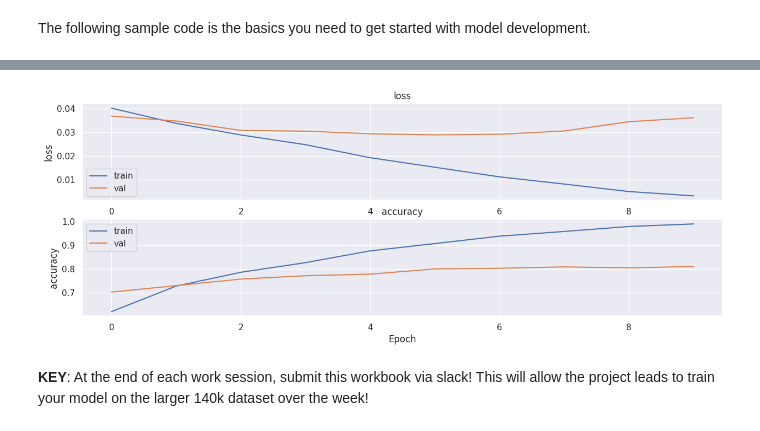
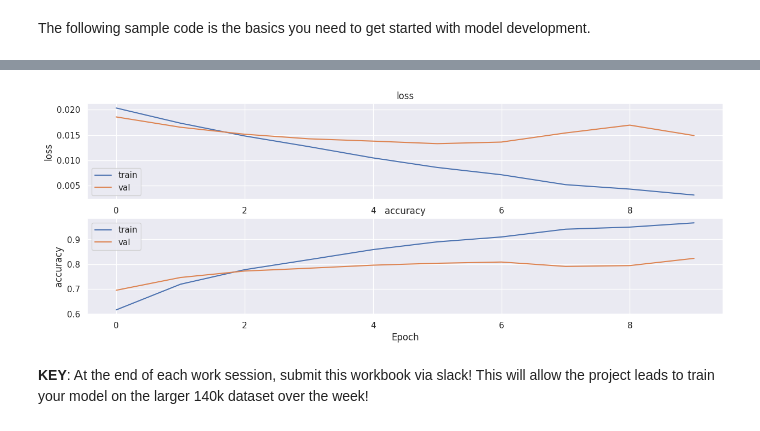
Before and after one commit to MichiganDataScienceTeam/W24-RvF, a Jupyter notebook: submission/workbook.ipynb, the cells around one changed output, grey strips where cells are left out. Drawn from its saved outputs; the diff is of its cells as text; code cells hidden in the pictures.

```diff
--- a/submission/workbook.ipynb
+++ b/submission/workbook.ipynb
@@ -113,14 +111,14 @@ class Model(torch.nn.Module):
       self.batchnorm = torch.nn.BatchNorm2d(num_features = 4)
       self.padding = torch.nn.ZeroPad2d(padding = 2)
       self.conv1 = torch.nn.Conv2d(in_channels = 4, out_channels = 16, kernel_size = 3, stride = 1)
-      self.dropout = torch.nn.Dropout(p = 0.10)
+      self.dropout = torch.nn.Dropout(p = 0.50)
       self.conv2 = torch.nn.Conv2d(in_channels = 16, out_channels = 64, kernel_size = 3, stride = 1)
       self.conv3 = torch.nn.Conv2d(in_channels = 64, out_channels = 256, kernel_size = 3, stride = 1)
       self.pool = torch.nn.MaxPool2d(kernel_size = 2, stride = 2)
       self.relu = torch.nn.ReLU()
       self.flatten = torch.nn.Flatten()
-      self.fc1 = torch.nn.Linear(278784, 10)
-      self.fc2 = torch.nn.Linear(10, 1)
+      self.fc1 = torch.nn.Linear(278784, 1000)
+      self.fc2 = torch.nn.Linear(1000, 1)
       self.sigmoid = torch.nn.Sigmoid()
 
     def forward(self, x):
@@ -146,12 +144,13 @@ class Model(torch.nn.Module):
       flat = self.flatten(p3)
       d1 = self.dropout(flat)
       z1 = self.fc1(d1)
-      d2 = self.dropout(z1)
+      h4 = self.relu(z1)
+      d2 = self.dropout(h4)
       z2 = self.fc2(d2)
 
       return self.sigmoid(z2).squeeze(1)
 # %%
-train_loader, val_loader = get_loaders(batch_size = 16, preprocessor = preprocess, data_directory = "data/rvf10k")
+train_loader, val_loader = get_loaders(preprocessor = preprocess, data_directory = "data/rvf10k")
 
 model = Model()
 optimizer = torch.optim.Adam(model.parameters(), lr = 5e-5) # TODO: Change the optimizer to explore different options
@@ -161,5 +160,5 @@ history = train_model(model, criterion, optimizer, train_loader, val_loader)
 plot_performance(history)
 
 # Load the model from the training run
-load_model(model, "checkpoints", 9) # change epoch from 0 to something else
+load_model(model, "checkpoints", 4) # change epoch from 0 to something else
 # %% [output]
@@ -176,3 +175,3 @@ Epoch 10: Loss - (Train 22.27/Val 0.04), Accuracy - (Train 0.99/Val 0.81)
-[figure, old version]
+[figure, new version]
 # %% [markdown]
 **KEY**: At the end of each work session, submit this workbook via slack! This will allow the project leads to train your model on the larger 140k dataset over the week!
```
Also changed, not shown: parts of 4 cells of this notebook.
